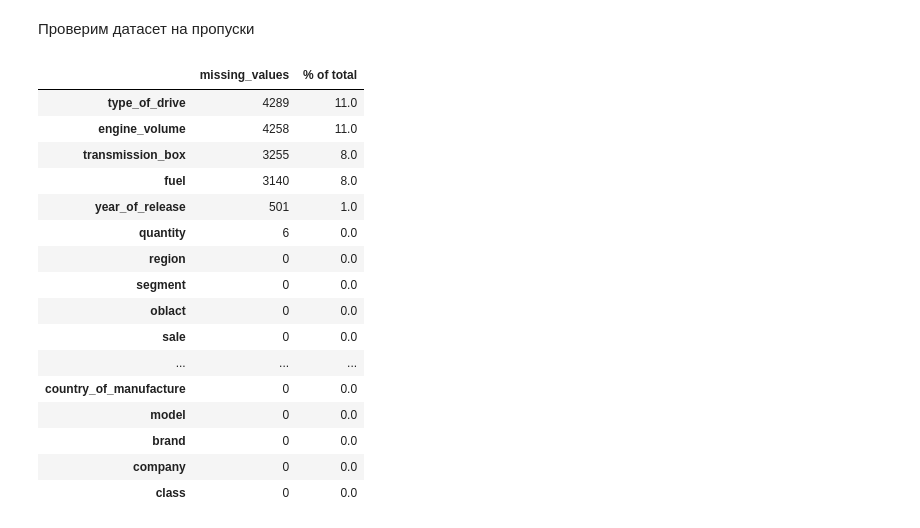
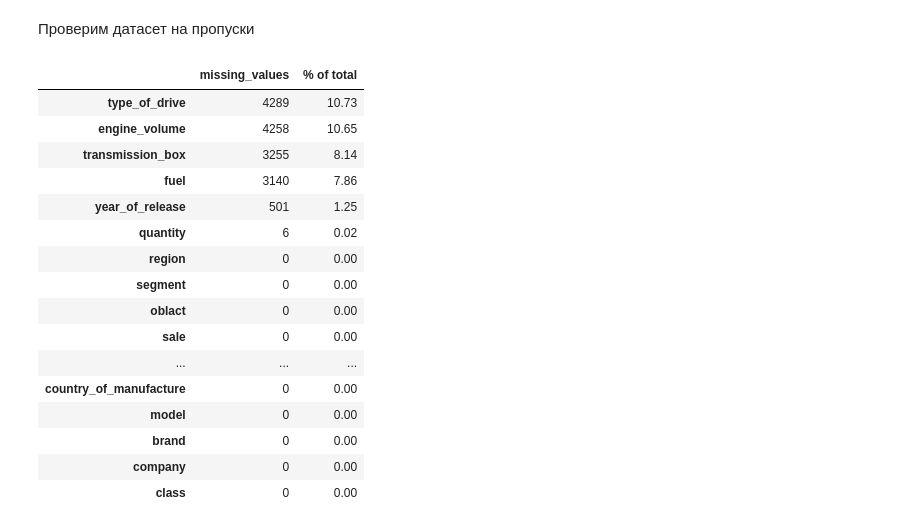
Before and after one commit to analyst-plv/car-sales, a Jupyter notebook: Авторынок.ipynb, the cells around one changed output. Saved outputs shown, nothing was run; the diff lists cells and outputs as text; code cells hidden in the pictures.

```diff
--- a/Авторынок.ipynb
+++ b/Авторынок.ipynb
@@ -1,7 +1,7 @@
 # %%
 import pandas as pd
 # %%
-df = pd.read_csv('autokz2019.csv',decimal =',', sep=';')
+df = pd.read_csv('autokz2019.csv',decimal =',', sep=';', skipinitialspace=True)
 # %%
 df.info()
 # %% [output]
@@ -57,23 +57,23 @@ df.head()
 # %%
 report = df.isna().sum().to_frame()
 report = report.rename(columns = {0: 'missing_values'})
-report['% of total'] = (report['missing_values'] / df.shape[0]).round(2)*100
+report['% of total'] = ((report['missing_values'] / df.shape[0])*100).round(2)
 report.sort_values(by = 'missing_values', ascending = False)
 # %% [output]
 |  | missing_values | % of total |
-| type_of_drive | 4289 | 11.0 |
-| engine_volume | 4258 | 11.0 |
-| transmission_box | 3255 | 8.0 |
-| fuel | 3140 | 8.0 |
-| year_of_release | 501 | 1.0 |
-| quantity | 6 | 0.0 |
-| region | 0 | 0.0 |
-| segment | 0 | 0.0 |
-| oblact | 0 | 0.0 |
-| sale | 0 | 0.0 |
+| type_of_drive | 4289 | 10.73 |
+| engine_volume | 4258 | 10.65 |
+| transmission_box | 3255 | 8.14 |
+| fuel | 3140 | 7.86 |
+| year_of_release | 501 | 1.25 |
+| quantity | 6 | 0.02 |
+| region | 0 | 0.00 |
+| segment | 0 | 0.00 |
+| oblact | 0 | 0.00 |
+| sale | 0 | 0.00 |
 | ... | ... | ... |
-| country_of_manufacture | 0 | 0.0 |
-| model | 0 | 0.0 |
-| brand | 0 | 0.0 |
-| company | 0 | 0.0 |
-| class | 0 | 0.0 |
+| country_of_manufacture | 0 | 0.00 |
+| model | 0 | 0.00 |
+| brand | 0 | 0.00 |
+| company | 0 | 0.00 |
+| class | 0 | 0.00 |
```
Also changed, not shown: parts of 18 cells of this notebook.
